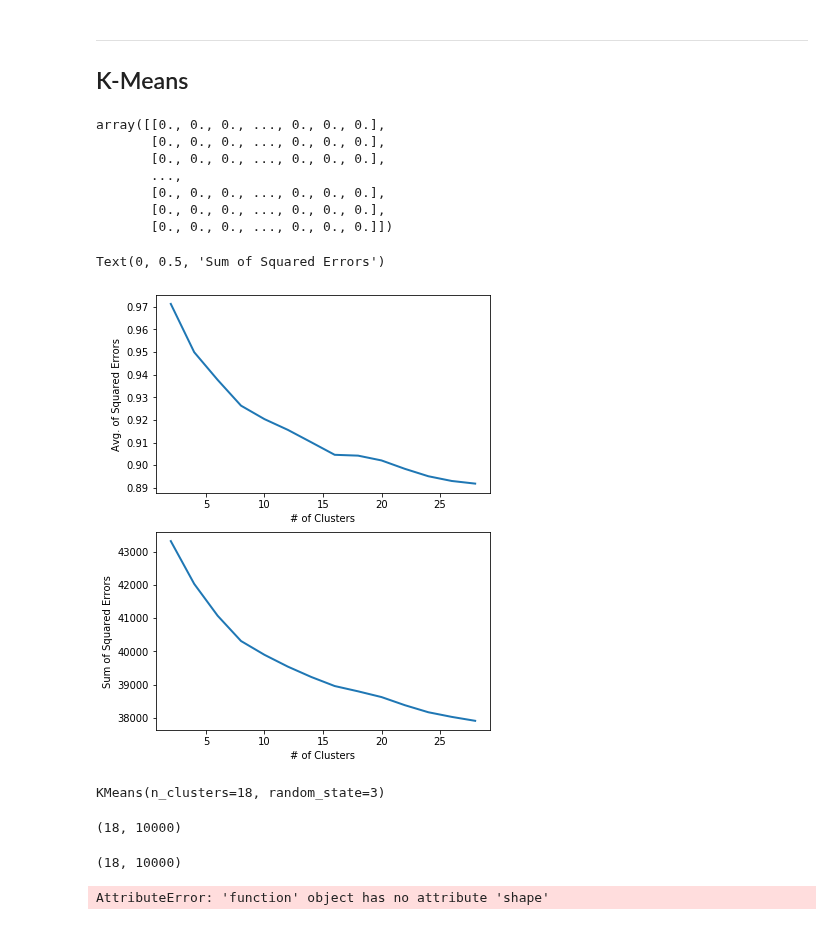
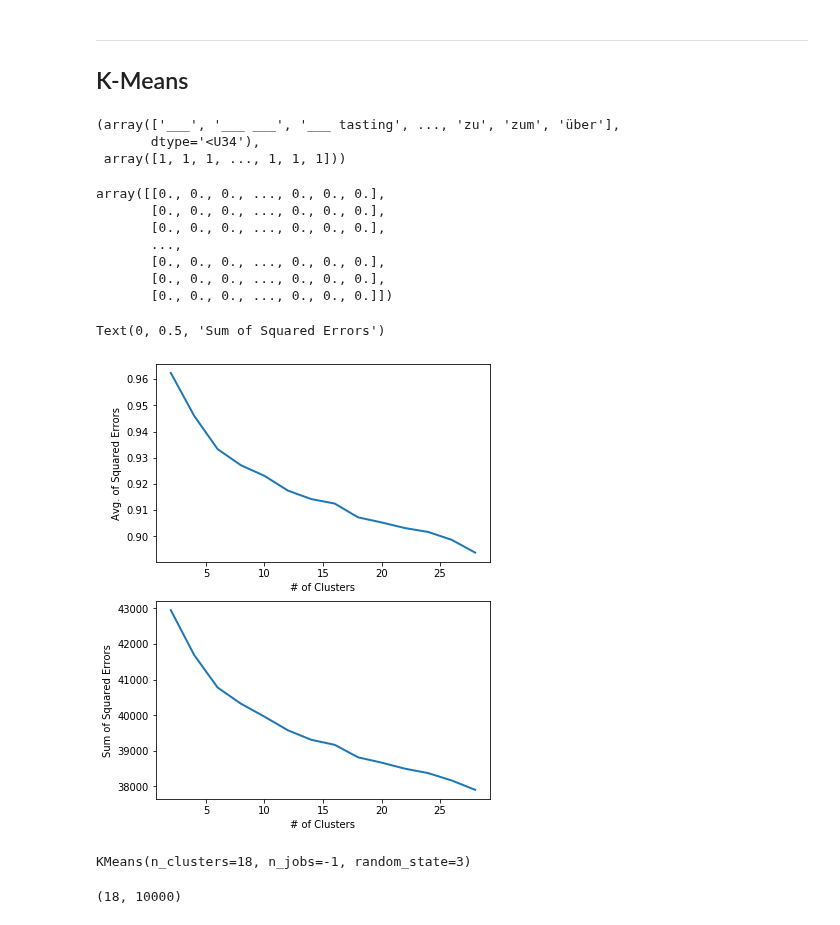
Before and after one commit to Morgan-Sell/darknet-economics, a Jupyter notebook: kmeans_wallstreet.ipynb, the cells around one changed output. Cells and saved outputs as stored; diff of their text form; code cells hidden in the pictures.

Commit message:
Working on KMeans. Need to resolve TruncatedSVD index error.

```diff
--- a/kmeans_wallstreet.ipynb
+++ b/kmeans_wallstreet.ipynb
@@ -46,7 +46,7 @@ n_topics = 20
 max_doc_freq = 0.7
 min_doc_freq = 4
 max_features = 10000
-ngram_rng = [1, 2]
+ngram_rng = [1, 1]
 max_iterations = 25
 random_state=3
 min_len = 1
@@ -101,6 +101,13 @@ NameError: name 'tsvd_num_components' is not defined
 # %% [markdown]
 ---
 ## K-Means
+# %%
+vocab = list(vectorizer.vocabulary_.keys())
+np.unique(vocab, return_counts=True)[:10]
+# %% [output]
+(array(['___', '___ ___', '___ tasting', ..., 'zu', 'zum', 'über'],
+       dtype='<U34'),
+ array([1, 1, 1, ..., 1, 1, 1]))
 # %%
 docs_vectorized.toarray()
 # %% [output]
@@ -120,42 +127,43 @@ distortion_map = {}
 
 # Inertia is the sum of squared distances of samples to their closest cluster center
 inertias = []
 inertia_map = {}
 
 k_rng = np.arange(2, 30, 2)
 
 for k in k_rng:
     kmeans = KMeans(n_clusters=k, init='k-means++').fit(docs_vectorized)
     pred = kmeans.predict(docs_vectorized)
     centroids = kmeans.cluster_centers_
 
     d = sum(np.min(cdist(docs_vectorized.toarray(), centroids, metric='euclidean'), axis=1)) / docs_vectorized.shape[0]
     distortions.append(d)
     distortion_map[k] = d
 
     inertias.append(kmeans.inertia_)
     inertia_map[k] = kmeans.inertia_
 
 fig, ax = plt.subplots(nrows=2, ncols=1, figsize=(6,8))
 
 ax[0].plot(k_rng, distortions, linewidth=2)
 ax[0].set_xlabel('# of Clusters')
 ax[0].set_ylabel('Avg. of Squared Errors')
 
 ax[1].plot(k_rng, inertias, linewidth=2)
 ax[1].set_xlabel('# of Clusters')
 ax[1].set_ylabel('Sum of Squared Errors')
+plt.tight_layout();
 # %% [output]
 Text(0, 0.5, 'Sum of Squared Errors')
-[figure, old version]
+[figure, new version]
 # %%
 # Instiate KMeans model object.
 # Input k
 best_k = 18
-kmeans = KMeans(n_clusters=best_k, random_state=random_state)
+kmeans = KMeans(n_clusters=best_k, random_state=random_state, n_jobs=-1)
 kmeans.fit(docs_vectorized)
 # %% [output]
-KMeans(n_clusters=18, random_state=3)
+KMeans(n_clusters=18, n_jobs=-1, random_state=3)
 # %%
 print(k_clusters_centers.shape)
 # %% [output]
@@ -166,14 +174,6 @@ k_clusters_centers = kmeans.cluster_centers_
 # original_space_centroids = tsvd.inverse_transform(k_clusters_centers)
 # argsort() returns the indices of the sorted values.
 ordered_centroids = k_clusters_centers.argsort()[:, ::-1]
-# %%
-k_clusters_centers.shape
-# %% [output]
-(18, 10000)
-# %%
-words.shape
-# %% [output]
-AttributeError: 'function' object has no attribute 'shape'
 # %%
 n_top_words = 10
 words = vectorizer.get_feature_names()
```
Also changed, not shown: parts of 1 cell of this notebook, 1 other file.
